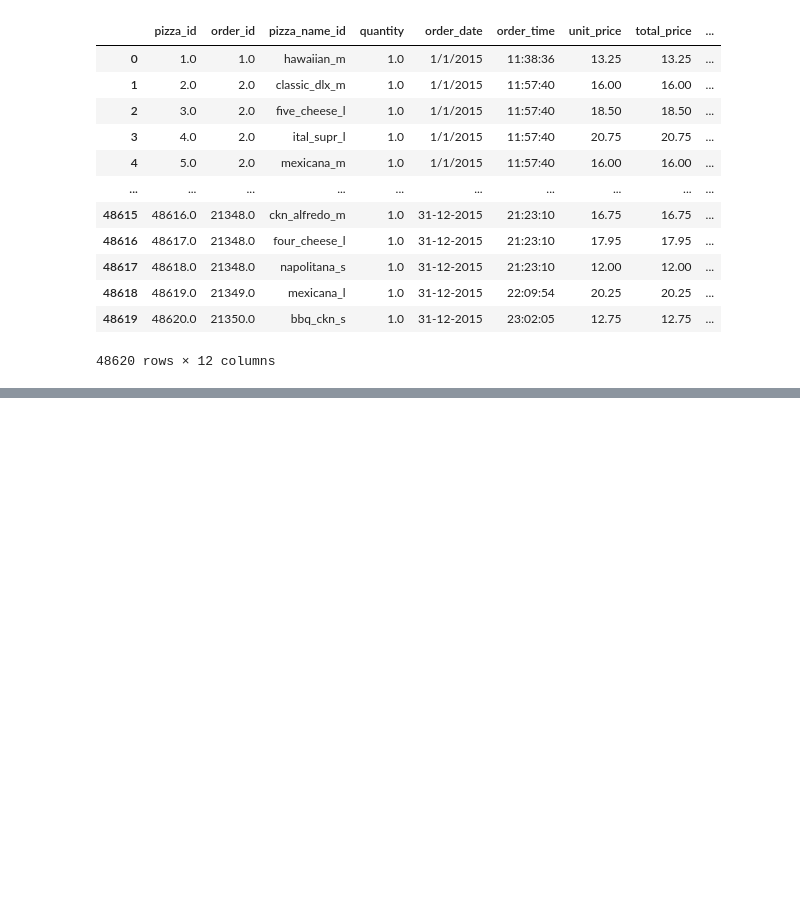
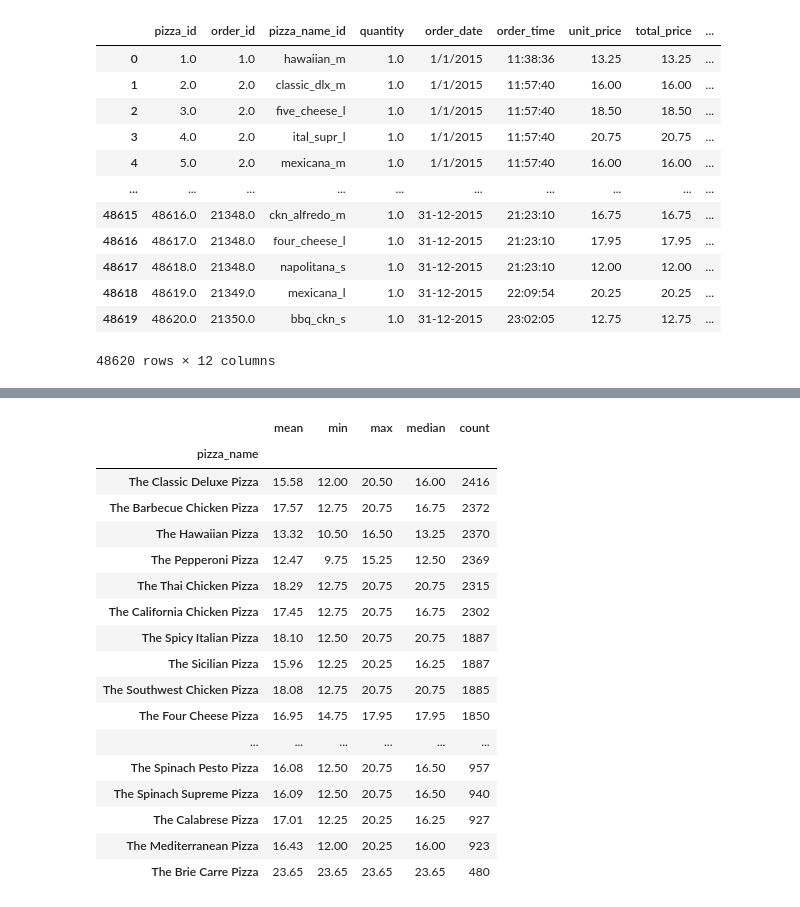
Before and after one commit to estebanba/mini-project-sql-pizza, a Jupyter notebook: notebooks/pizza_sales.ipynb, the cells around one changed output, grey strips where cells are left out. Cells and saved outputs as stored; diff of their text form; code cells hidden in the pictures; blank space fills up the shorter version.

```diff
--- a/notebooks/pizza_sales.ipynb
+++ b/notebooks/pizza_sales.ipynb
@@ -20,0 +117,22 @@ df
+# %%
+df_cat = df.groupby("pizza_name")["unit_price"].agg(["mean", "min", "max", "median", "count"]).round(2).sort_values(by="count", ascending=False)
+df_cat
+# %% [output]
+|  | mean | min | max | median | count |
+| pizza_name |  |  |  |  |  |
+| The Classic Deluxe Pizza | 15.58 | 12.00 | 20.50 | 16.00 | 2416 |
+| The Barbecue Chicken Pizza | 17.57 | 12.75 | 20.75 | 16.75 | 2372 |
+| The Hawaiian Pizza | 13.32 | 10.50 | 16.50 | 13.25 | 2370 |
+| The Pepperoni Pizza | 12.47 | 9.75 | 15.25 | 12.50 | 2369 |
+| The Thai Chicken Pizza | 18.29 | 12.75 | 20.75 | 20.75 | 2315 |
+| The California Chicken Pizza | 17.45 | 12.75 | 20.75 | 16.75 | 2302 |
+| The Spicy Italian Pizza | 18.10 | 12.50 | 20.75 | 20.75 | 1887 |
+| The Sicilian Pizza | 15.96 | 12.25 | 20.25 | 16.25 | 1887 |
+| The Southwest Chicken Pizza | 18.08 | 12.75 | 20.75 | 20.75 | 1885 |
+| The Four Cheese Pizza | 16.95 | 14.75 | 17.95 | 17.95 | 1850 |
+| ... | ... | ... | ... | ... | ... |
+| The Spinach Pesto Pizza | 16.08 | 12.50 | 20.75 | 16.50 | 957 |
+| The Spinach Supreme Pizza | 16.09 | 12.50 | 20.75 | 16.50 | 940 |
+| The Calabrese Pizza | 17.01 | 12.25 | 20.25 | 16.25 | 927 |
+| The Mediterranean Pizza | 16.43 | 12.00 | 20.25 | 16.00 | 923 |
+| The Brie Carre Pizza | 23.65 | 23.65 | 23.65 | 23.65 | 480 |
```
Also changed, not shown: parts of 9 cells of this notebook, 4 other files.
